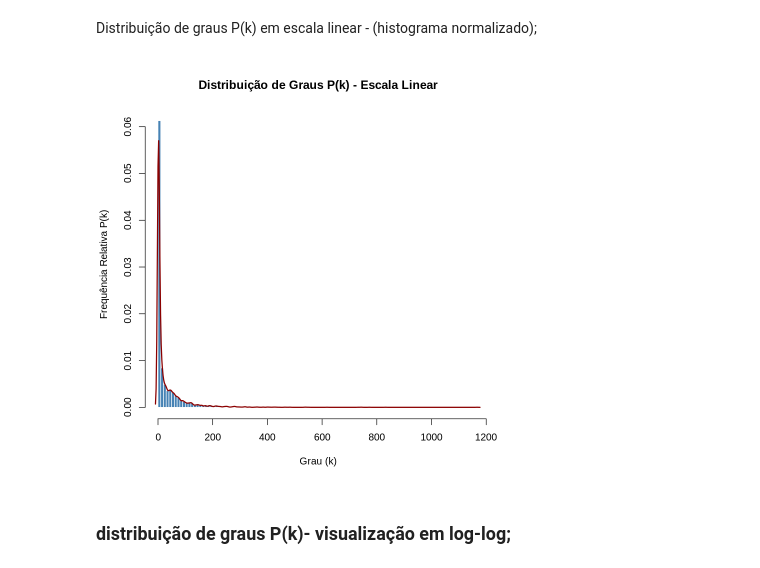
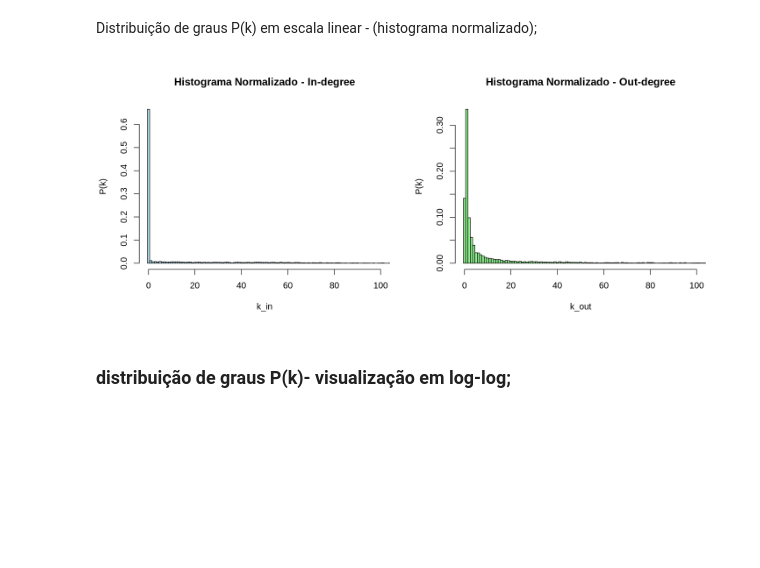
Before and after one commit to marinasantiago1718/WikipediaGraph, a Jupyter notebook: wikiVote.ipynb, the cells around one changed output. Drawn from its saved outputs; the diff is of its cells as text; code cells hidden in the pictures; blank space fills up the shorter version.

```diff
--- a/wikiVote.ipynb
+++ b/wikiVote.ipynb
@@ -236,32 +236,48 @@ The following object is masked from ‘package:base’:
     union
 # %% [markdown]
 Distribuição de graus P(k) em escala linear - (histograma normalizado);
-# %%
-
-dados <- read.table("Wiki-Vote-Clean.txt", header = FALSE, skip = 2)
-
-
-library(igraph)
-
-
-g <- graph_from_data_frame(dados, directed = TRUE)
-
-
-graus <- degree(g, mode = "all")
-
-
-hist(graus,
-     breaks = 100,
-     freq = FALSE,
-     col = "steelblue",
-     border = "white",
-     main = "Distribuição de Graus P(k) - Escala Linear",
-     xlab = "Grau (k)",
-     ylab = "Frequência Relativa P(k)")
-
-
-lines(density(graus), col = "darkred", lwd = 2)
-# %% [output]
-[figure, removed]
+# %%
+
+library(igraph)
+dados <- read.table("Wiki-Vote-Clean.txt", header = FALSE, skip = 2)
+
+g <- graph_from_data_frame(dados, directed = TRUE)
+
+k_in  <- degree(g, mode = "in")
+k_out <- degree(g, mode = "out")
+
+freq_in  <- table(k_in)
+P_in     <- freq_in / sum(freq_in)
+k_in_vals <- as.numeric(names(P_in))
+
+freq_out  <- table(k_out)
+P_out     <- freq_out / sum(freq_out)
+k_out_vals <- as.numeric(names(P_out))
+
+options(repr.plot.width = 12, repr.plot.height = 5)
+
+par(mfrow = c(1,2))
+
+hist(k_in,
+     probability = TRUE,        # normaliza (área = 1)
+     breaks = seq(min(k_in)-0.5, max(k_in)+0.5, by=1),
+     xlim = c(0, 100),
+     main = "Histograma Normalizado - In-degree",
+     xlab = "k_in",
+     ylab = "P(k)",
+     col = "lightblue",
+     border = "black")
+
+hist(k_out,
+     probability = TRUE,
+     breaks = seq(min(k_out)-0.5, max(k_out)+0.5, by=1),
+     xlim = c(0, 100),
+     main = "Histograma Normalizado - Out-degree",
+     xlab = "k_out",
+     ylab = "P(k)",
+     col = "lightgreen",
+     border = "black")
+# %% [output]
+[figure, added]
 # %% [markdown]
 ### distribuição de graus P(k)- visualização em log-log;
```
Also changed, not shown: parts of 9 cells of this notebook.
